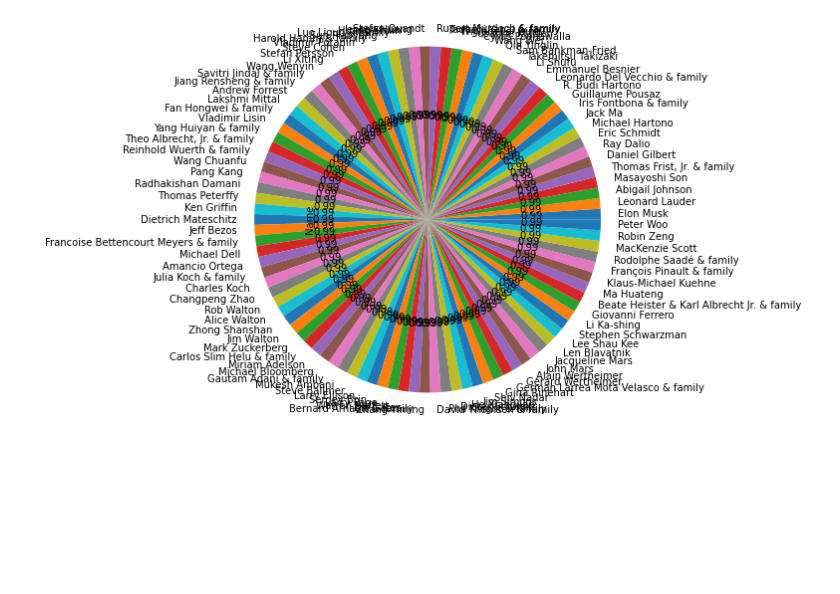
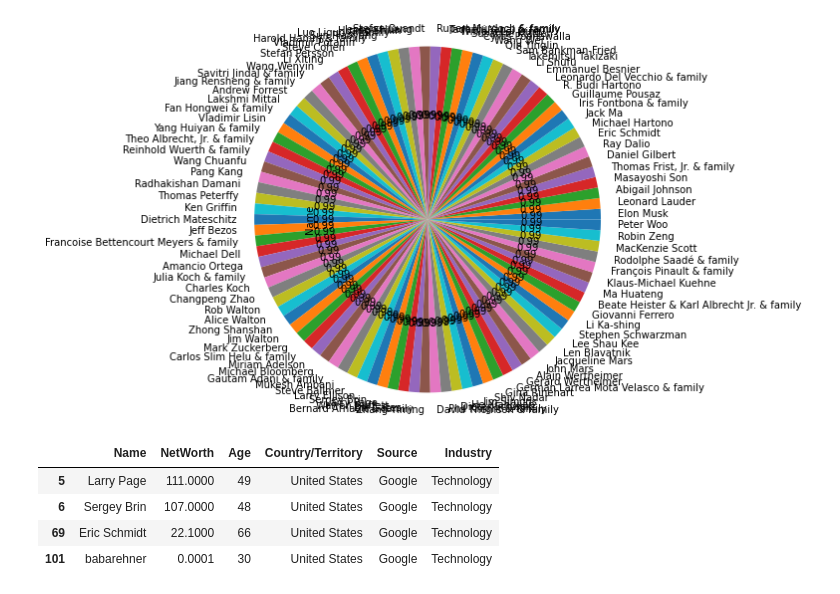
Before and after one commit to babarehner/jupiter-top_richest, a Jupyter notebook: df_Richies.ipynb, the cells around one changed output. Cells and saved outputs as stored; diff of their text form; code cells hidden in the pictures; blank space fills up the shorter version.

```diff
--- a/df_Richies.ipynb
+++ b/df_Richies.ipynb
@@ -167,3 +166,12 @@ df_richest['Name'].value_counts().plot(kind='pie',autopct='%.2f',radius=2)
 plt.show()
 # %% [output]
 [figure]
+# %%
+grp = df_me.groupby('Source')
+grp.get_group('Google')
+# %% [output]
+|  | Name | NetWorth | Age | Country/Territory | Source | Industry |
+| 5 | Larry Page | 111.0000 | 49 | United States | Google | Technology |
+| 6 | Sergey Brin | 107.0000 | 48 | United States | Google | Technology |
+| 69 | Eric Schmidt | 22.1000 | 66 | United States | Google | Technology |
+| 101 | babarehner | 0.0001 | 30 | United States | Google | Technology |
```
Also changed, not shown: parts of 5 cells of this notebook.
